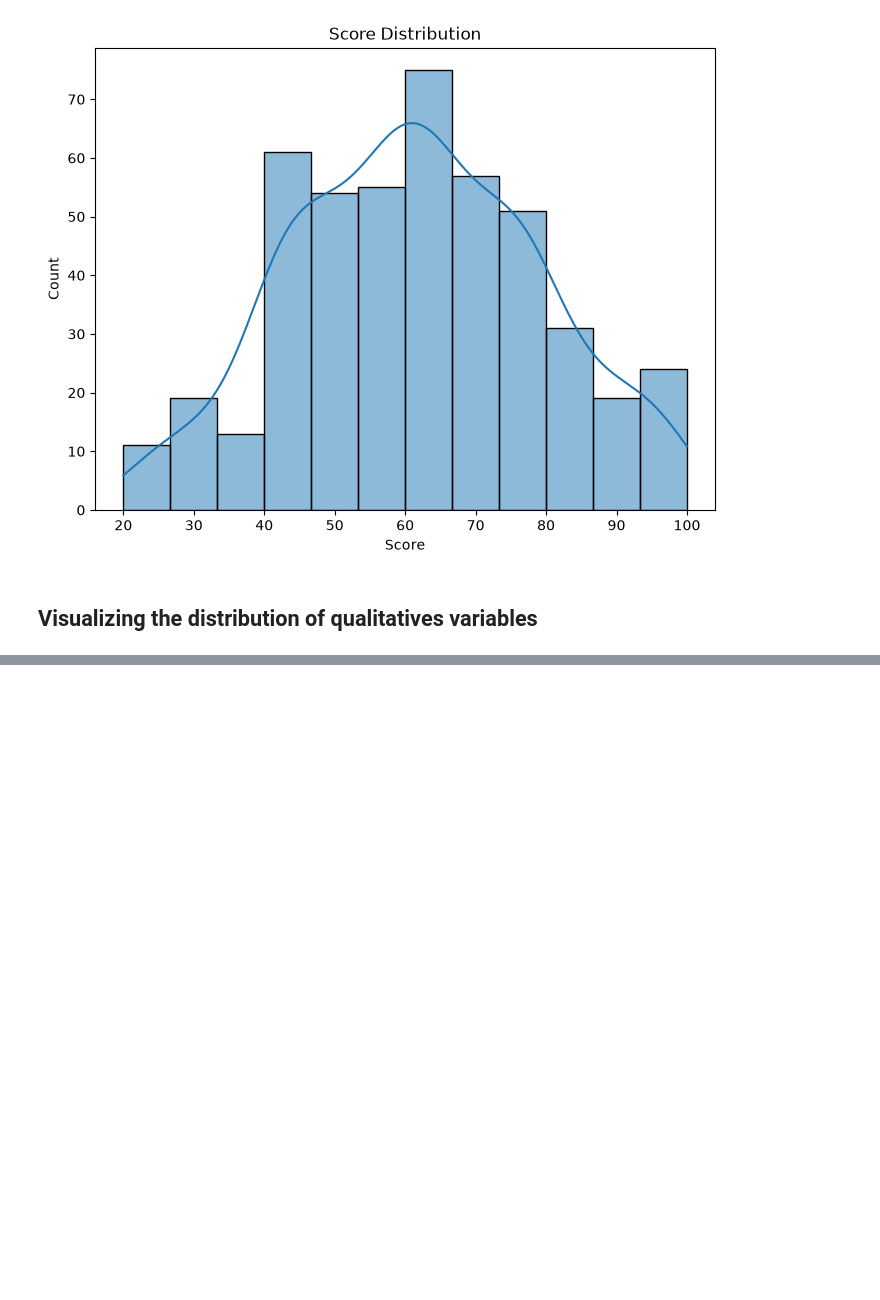
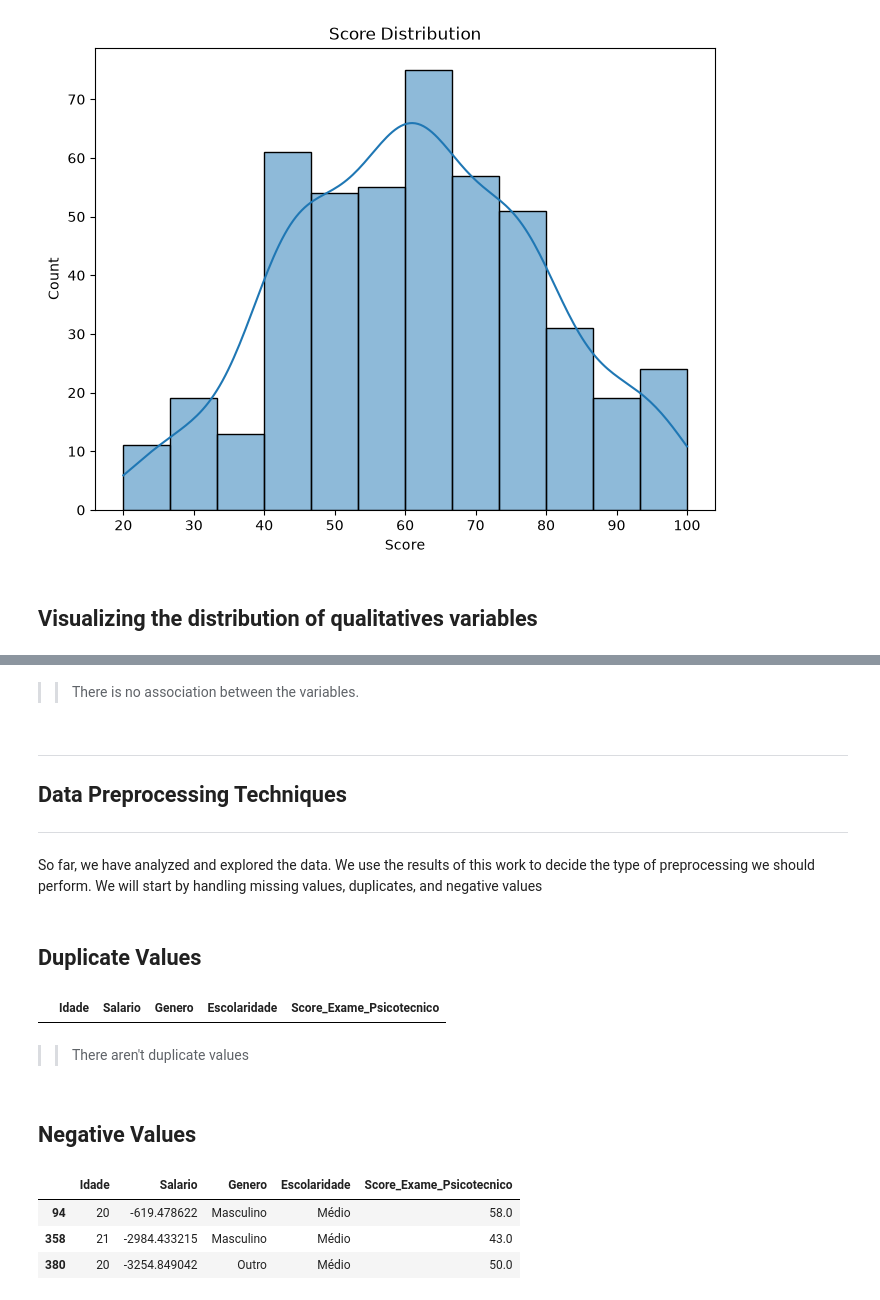
Before and after one commit to marcusvbrangel/psychometric-testing-all-employees, a Jupyter notebook: psychometric-testing-all-employees.ipynb, the cells around one changed output, grey strips where cells are left out. Drawn from its saved outputs; the diff is of its cells as text; code cells hidden in the pictures; blank space fills up the shorter version.

```diff
--- a/psychometric-testing-all-employees.ipynb
+++ b/psychometric-testing-all-employees.ipynb
@@ -159,0 +262,10 @@ plt.show()
+# %% [markdown]
+>> There is no association between the variables.
+# %% [markdown]
+---
+## Data Preprocessing Techniques
+---
+# %% [markdown]
+So far, we have analyzed and explored the data. We use the results of this work to decide the type of preprocessing we should perform. We will start by handling missing values, duplicates, and negative values
+# %% [markdown]
+## Duplicate Values
@@ -159,0 +275,17 @@ plt.show()
+# %%
+# showing duplicate rows
+df_psycho_test[duplicateds]
+# %% [output]
+|  | Idade | Salario | Genero | Escolaridade | Score_Exame_Psicotecnico |
+# %% [markdown]
+>> There aren't duplicate values
+# %% [markdown]
+## Negative Values
+# %%
+# checking for negative values in the salario column
+df_psycho_test[df_psycho_test["Salario"] < 0]
+# %% [output]
+|  | Idade | Salario | Genero | Escolaridade | Score_Exame_Psicotecnico |
+| 94 | 20 | -619.478622 | Masculino | Médio | 58.0 |
+| 358 | 21 | -2984.433215 | Masculino | Médio | 43.0 |
+| 380 | 20 | -3254.849042 | Outro | Médio | 50.0 |
```
Also changed, not shown: parts of 23 cells of this notebook.
